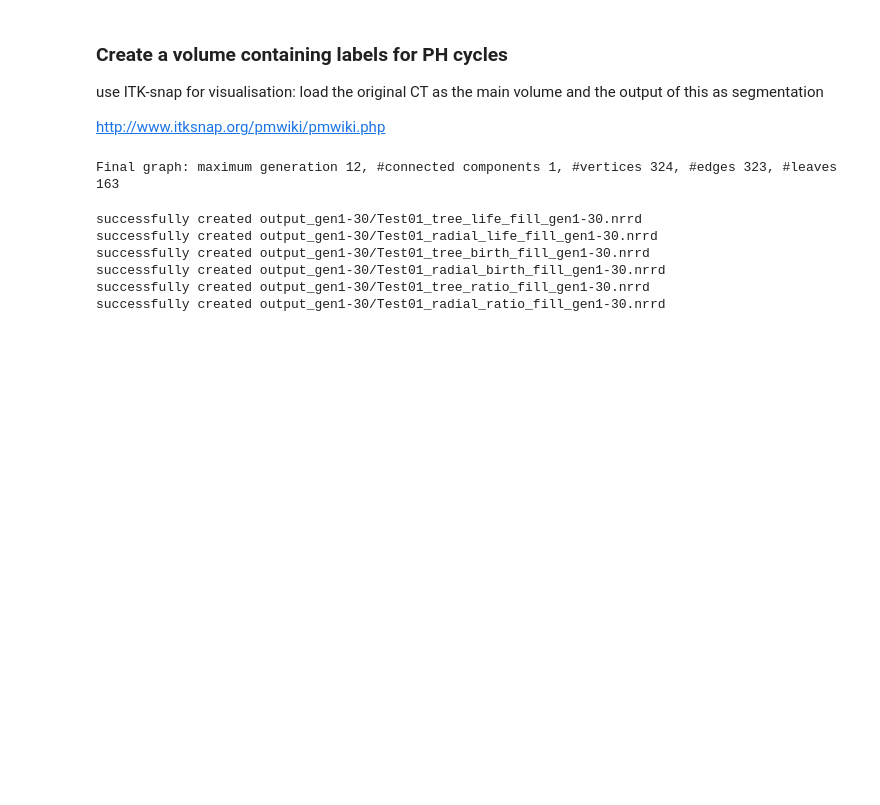
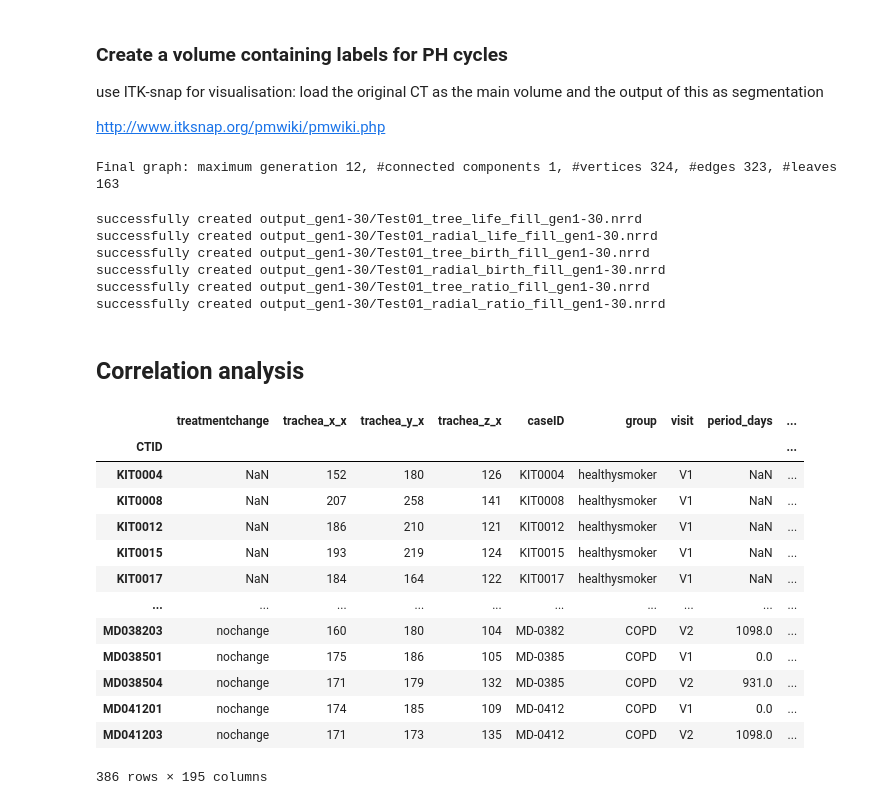
Before and after one commit to shizuo-kaji/ductal_morphology, a Jupyter notebook: ductal_morphology.ipynb, the cells around one changed output. Drawn from its saved outputs; the diff is of its cells as text; code cells hidden in the pictures; blank space fills up the shorter version.

```diff
--- a/ductal_morphology.ipynb
+++ b/ductal_morphology.ipynb
@@ -317,3 +352,26 @@ successfully created output_gen1-30/Test01_tree_birth_fill_gen1-30.nrrd
 successfully created output_gen1-30/Test01_radial_birth_fill_gen1-30.nrrd
 successfully created output_gen1-30/Test01_tree_ratio_fill_gen1-30.nrrd
 successfully created output_gen1-30/Test01_radial_ratio_fill_gen1-30.nrrd
+# %% [markdown]
+## Correlation analysis
+# %%
+data_filename = "data.csv"
+df = pd.read_csv(data_filename, index_col='CTID')
+# %%
+df = pd.merge(df,res,left_index=True, right_index=True)
+df
+# %% [output]
+|  | treatmentchange | trachea_x_x | trachea_y_x | trachea_z_x | caseID | group | visit | period_days | ... |
+| CTID |  |  |  |  |  |  |  |  | ... |
+| KIT0004 | NaN | 152 | 180 | 126 | KIT0004 | healthysmoker | V1 | NaN | ... |
+| KIT0008 | NaN | 207 | 258 | 141 | KIT0008 | healthysmoker | V1 | NaN | ... |
+| KIT0012 | NaN | 186 | 210 | 121 | KIT0012 | healthysmoker | V1 | NaN | ... |
+| KIT0015 | NaN | 193 | 219 | 124 | KIT0015 | healthysmoker | V1 | NaN | ... |
+| KIT0017 | NaN | 184 | 164 | 122 | KIT0017 | healthysmoker | V1 | NaN | ... |
+| ... | ... | ... | ... | ... | ... | ... | ... | ... | ... |
+| MD038203 | nochange | 160 | 180 | 104 | MD-0382 | COPD | V2 | 1098.0 | ... |
+| MD038501 | nochange | 175 | 186 | 105 | MD-0385 | COPD | V1 | 0.0 | ... |
+| MD038504 | nochange | 171 | 179 | 132 | MD-0385 | COPD | V2 | 931.0 | ... |
+| MD041201 | nochange | 174 | 185 | 109 | MD-0412 | COPD | V1 | 0.0 | ... |
+| MD041203 | nochange | 171 | 173 | 135 | MD-0412 | COPD | V2 | 1098.0 | ... |
+386 rows × 195 columns
```
Also changed, not shown: parts of 7 cells of this notebook, 22 other files.
